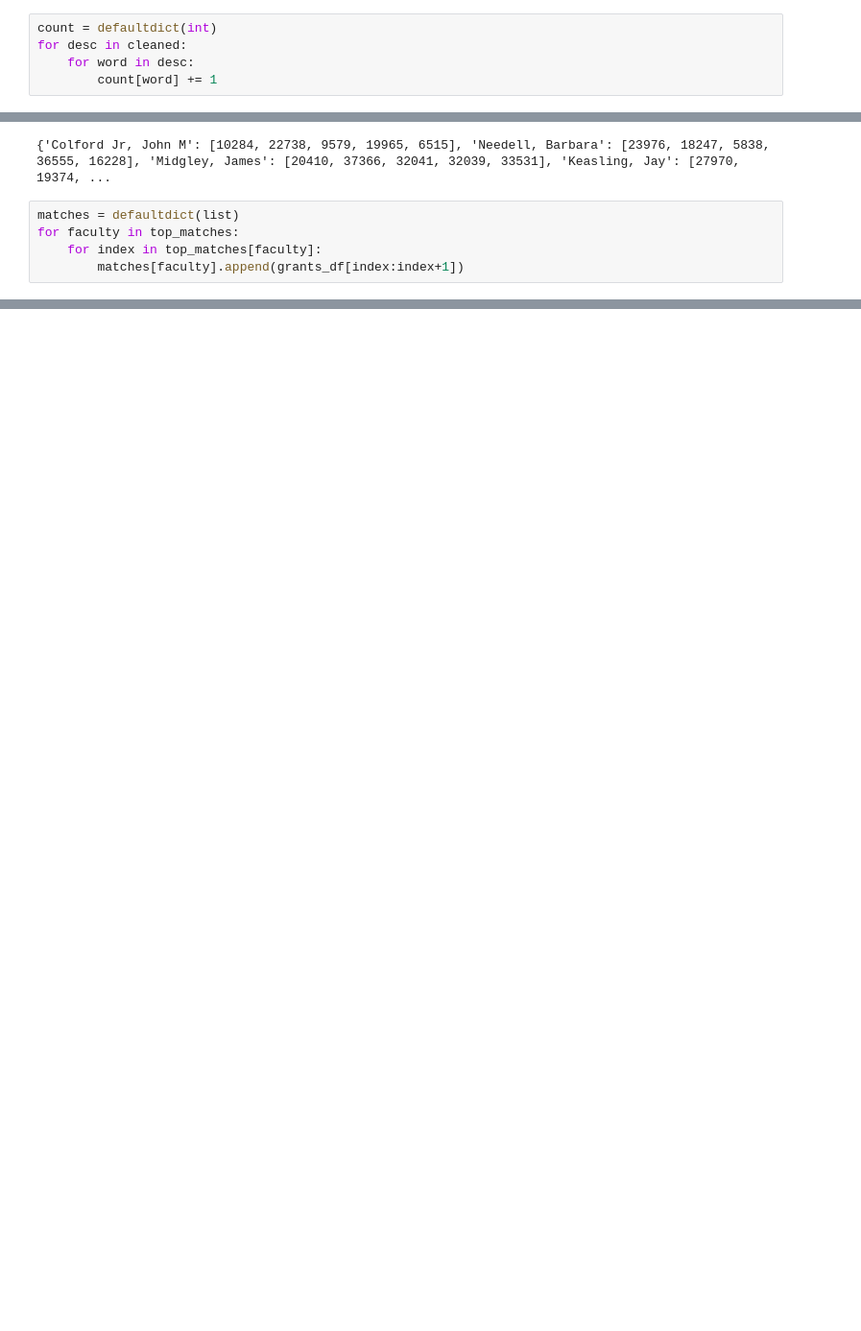
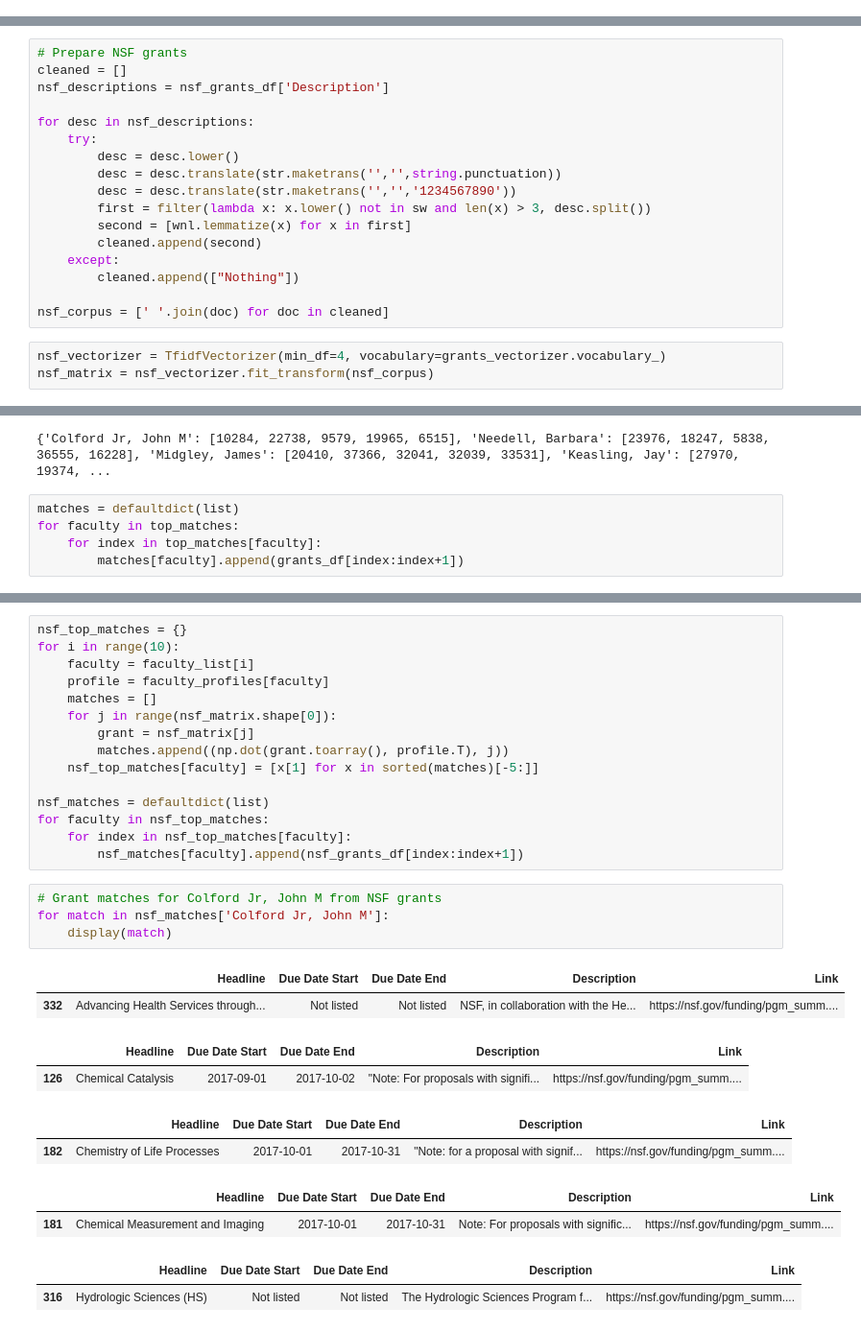
Before and after one commit to jsonchin/BIDS, a Jupyter notebook: modeling/recommender.ipynb, the cells around one changed output, grey strips where cells are left out. Shown at 96% size. Saved outputs shown, nothing was run; the diff lists cells and outputs as text; blank space fills up the shorter version.

```diff
--- a/modeling/recommender.ipynb
+++ b/modeling/recommender.ipynb
@@ -75,10 +69,5 @@ for desc in descriptions:
         cleaned.append(second)
     except:
         cleaned.append(["Nothing"])
-# %%
-count = defaultdict(int)
-for desc in cleaned:
-    for word in desc:
-        count[word] += 1
 # %%
 print(cleaned[0])
@@ -97,0 +87,20 @@ print(grants_matrix.shape)
+# %%
+# Prepare NSF grants
+cleaned = []
+nsf_descriptions = nsf_grants_df['Description']
+
+for desc in nsf_descriptions:
+    try:
+        desc = desc.lower()
+        desc = desc.translate(str.maketrans('','',string.punctuation))
+        desc = desc.translate(str.maketrans('','','1234567890'))
+        first = filter(lambda x: x.lower() not in sw and len(x) > 3, desc.split())
+        second = [wnl.lemmatize(x) for x in first]
+        cleaned.append(second)
+    except:
+        cleaned.append(["Nothing"])
+
+nsf_corpus = [' '.join(doc) for doc in cleaned]
+# %%
+nsf_vectorizer = TfidfVectorizer(min_df=4, vocabulary=grants_vectorizer.vocabulary_)
+nsf_matrix = nsf_vectorizer.fit_transform(nsf_corpus)
@@ -146,3 +163,33 @@ for match in matches['Colford Jr, John M']:
 | 19965 | 100914 | Judith Mountains Acid Drainage Ch... | L11AS00137 | D | CA | ... |
 |  | OpportunityID | OpportunityTitle | OpportunityNumber | OpportunityCategory | FundingInstrumentType | ... |
 | 6515 | 277321 | USAID/Uganda Sanitation Program | RFA-617-15-000008 | D | CA | ... |
+# %%
+nsf_top_matches = {}
+for i in range(10):
+    faculty = faculty_list[i]
+    profile = faculty_profiles[faculty]
+    matches = []
+    for j in range(nsf_matrix.shape[0]):
+        grant = nsf_matrix[j]
+        matches.append((np.dot(grant.toarray(), profile.T), j))
+    nsf_top_matches[faculty] = [x[1] for x in sorted(matches)[-5:]]
+
+nsf_matches = defaultdict(list)
+for faculty in nsf_top_matches:
+    for index in nsf_top_matches[faculty]:
+        nsf_matches[faculty].append(nsf_grants_df[index:index+1])
+# %%
+# Grant matches for Colford Jr, John M from NSF grants
+for match in nsf_matches['Colford Jr, John M']:
+    display(match)
+# %% [output]
+|  | Headline | Due Date Start | Due Date End | Description | Link |
+| 332 | Advancing Health Services through... | Not listed | Not listed | NSF, in collaboration with the He... | https://nsf.gov/funding/pgm_summ.... |
+|  | Headline | Due Date Start | Due Date End | Description | Link |
+| 126 | Chemical Catalysis | 2017-09-01 | 2017-10-02 | "Note: For proposals with signifi... | https://nsf.gov/funding/pgm_summ.... |
+|  | Headline | Due Date Start | Due Date End | Description | Link |
+| 182 | Chemistry of Life Processes | 2017-10-01 | 2017-10-31 | "Note: for a proposal with signif... | https://nsf.gov/funding/pgm_summ.... |
+|  | Headline | Due Date Start | Due Date End | Description | Link |
+| 181 | Chemical Measurement and Imaging | 2017-10-01 | 2017-10-31 | Note: For proposals with signific... | https://nsf.gov/funding/pgm_summ.... |
+|  | Headline | Due Date Start | Due Date End | Description | Link |
+| 316 | Hydrologic Sciences (HS) | Not listed | Not listed | The Hydrologic Sciences Program f... | https://nsf.gov/funding/pgm_summ.... |
```
Also changed, not shown: parts of 14 cells of this notebook, 1 other file.
